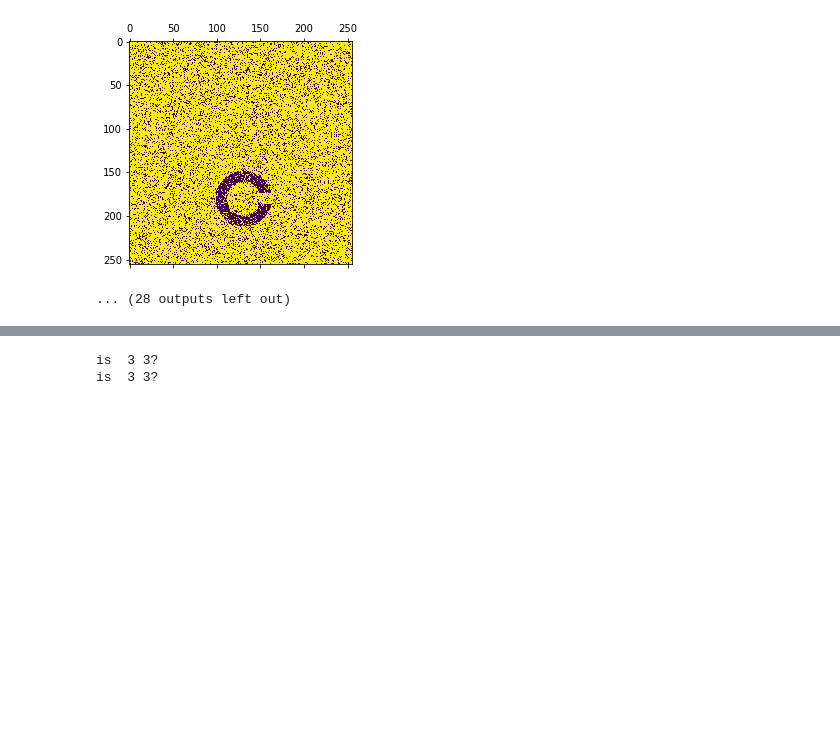
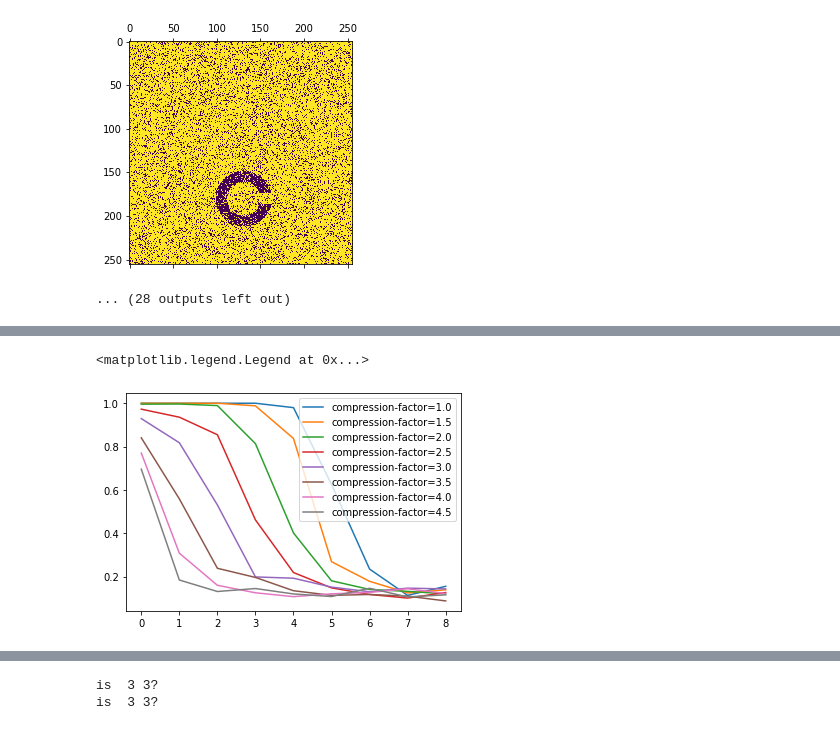
Before and after one commit to jonluntzel/VisualStimuli, a Jupyter notebook: Acuity2.ipynb, the cells around one changed output, grey strips where cells are left out. Drawn from its saved outputs; the diff is of its cells as text; code cells hidden in the pictures; blank space fills up the shorter version.

```diff
--- a/Acuity2.ipynb
+++ b/Acuity2.ipynb
@@ -344,0 +372,11 @@ for i in range(0, 20): #4*repeats
+# %%
+fig, ax  = plt.subplots()
+#plot each line
+for xx in range(8):
+    ax.plot(m3[:, xx, 0], label="compression-factor=%s"%compressions[xx])
+
+#display labels
+plt.legend()
+# %% [output]
+<matplotlib.legend.Legend at 0x...>
+[figure, added]
```
Also changed, not shown: parts of 42 cells of this notebook.
